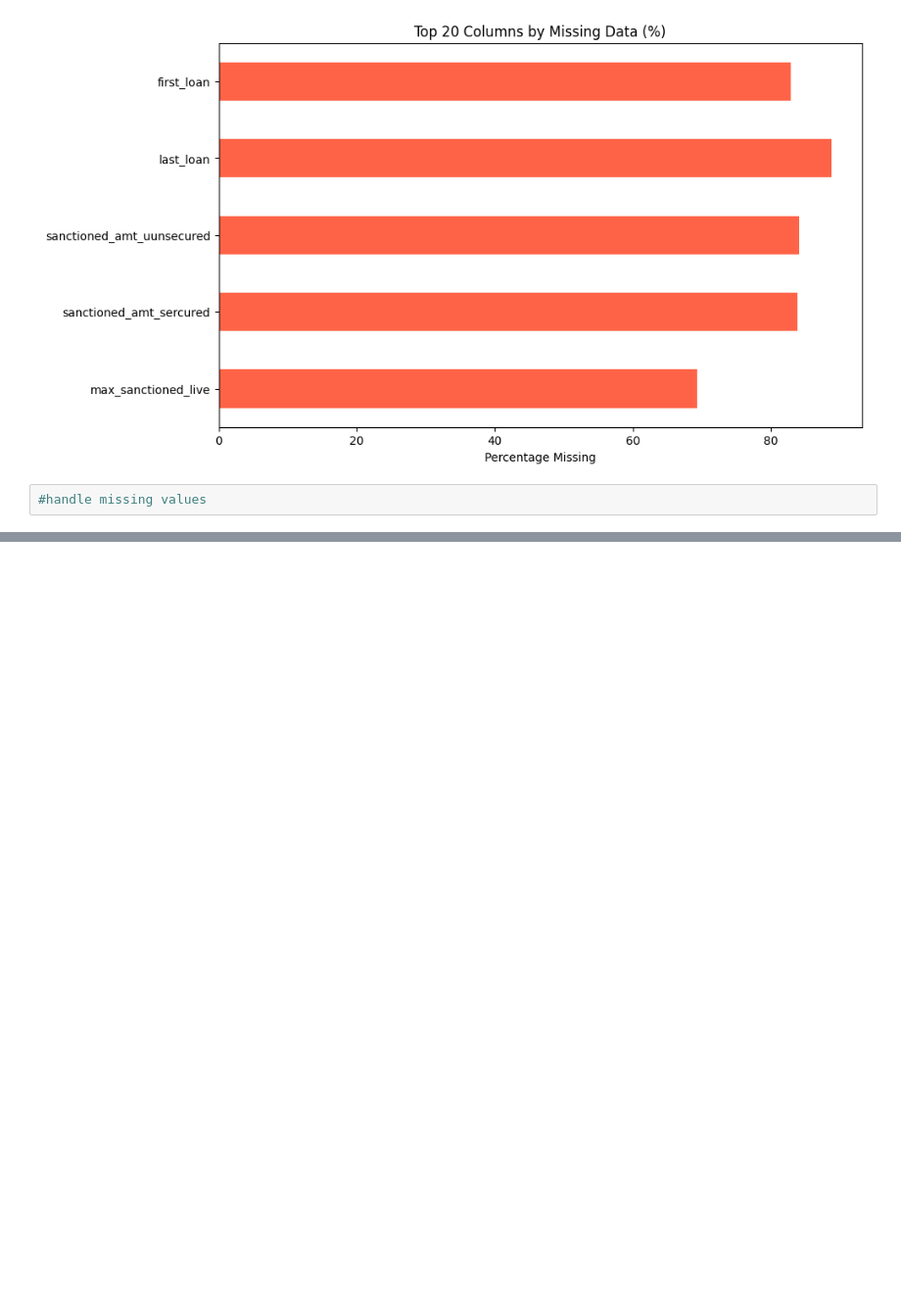
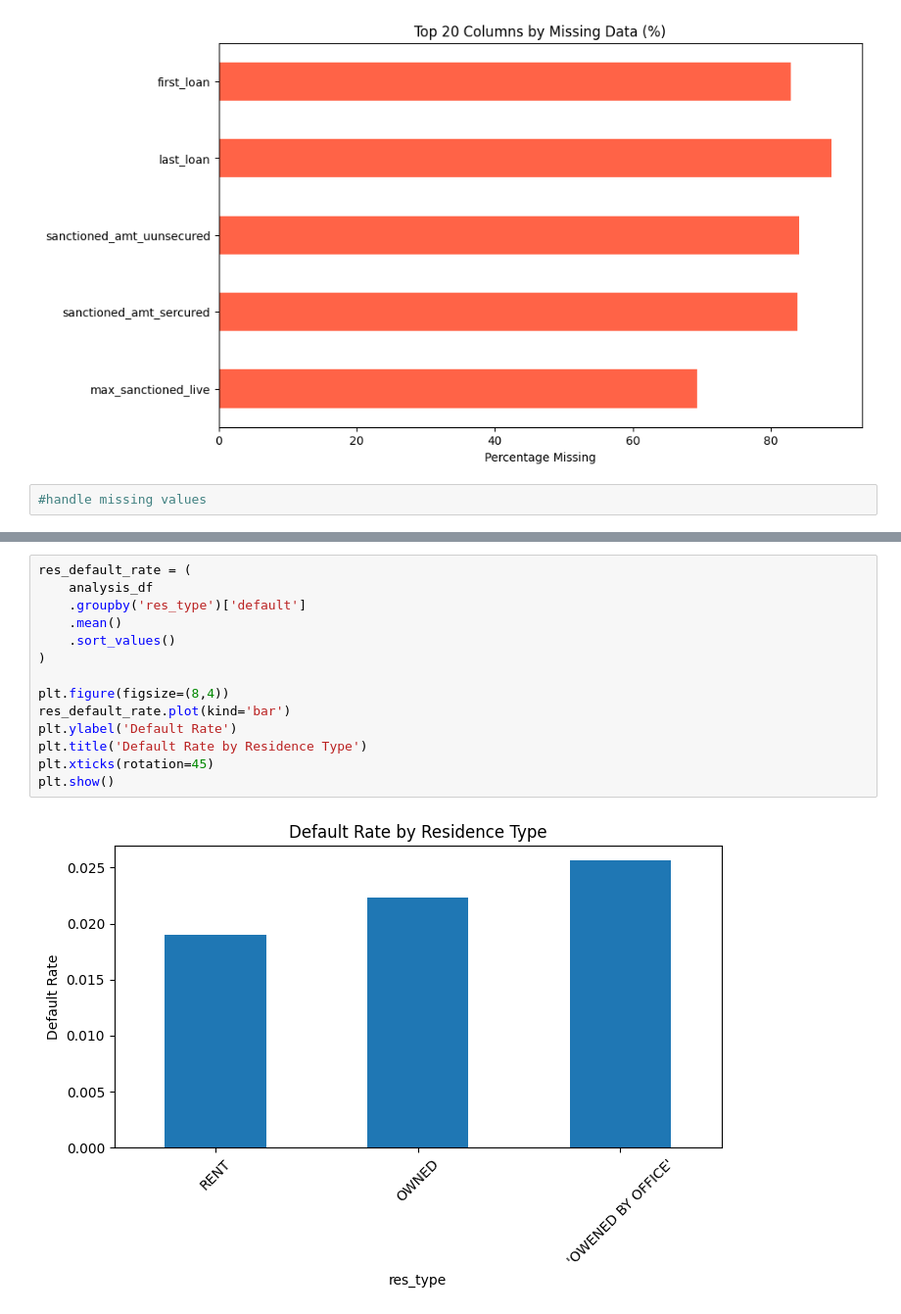
Before and after one commit to Bigjay101/LanceLoans, a Jupyter notebook: EDA.ipynb, the cells around one changed output, grey strips where cells are left out. Shown at 98% size. Drawn from its saved outputs; the diff is of its cells as text; blank space fills up the shorter version.

```diff
--- a/EDA.ipynb
+++ b/EDA.ipynb
@@ -146,0 +205,16 @@ KeyboardInterrupt:
+# %%
+res_default_rate = (
+    analysis_df
+    .groupby('res_type')['default']
+    .mean()
+    .sort_values()
+)
+
+plt.figure(figsize=(8,4))
+res_default_rate.plot(kind='bar')
+plt.ylabel('Default Rate')
+plt.title('Default Rate by Residence Type')
+plt.xticks(rotation=45)
+plt.show()
+# %% [output]
+[figure, added]
```
Also changed, not shown: parts of 6 cells of this notebook, 1 other file.
